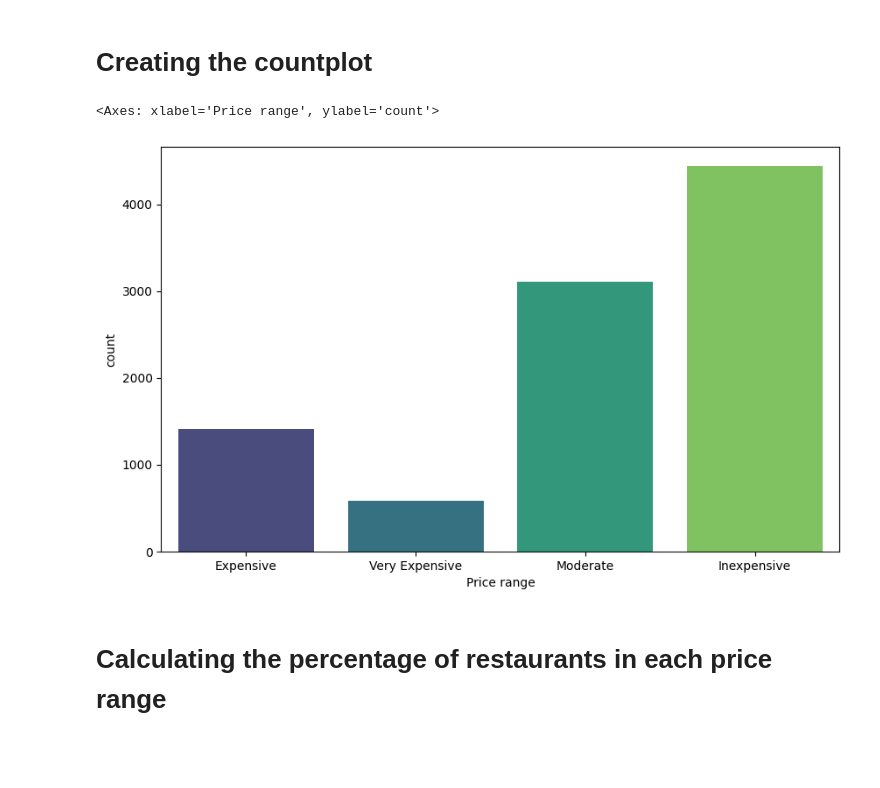
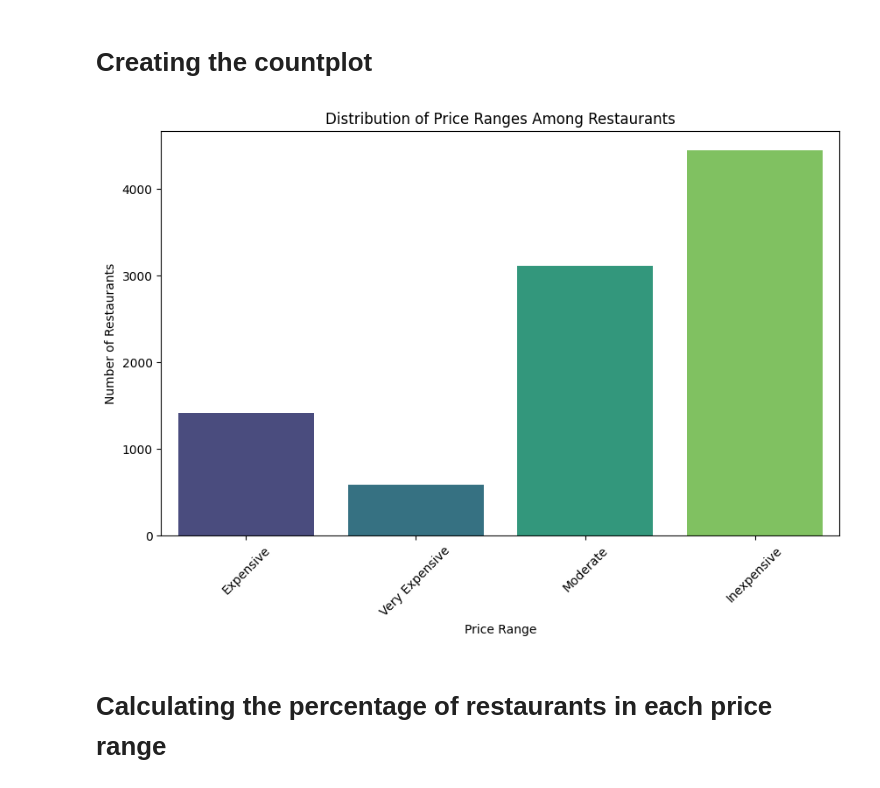
Before and after one commit to KaifArman/data-project, a Jupyter notebook: Data_Analysis_Internship_Project.ipynb, the cells around one changed output. Saved outputs shown, nothing was run; the diff lists cells and outputs as text; code cells hidden in the pictures; blank space fills up the shorter version.

```diff
--- a/Data_Analysis_Internship_Project.ipynb
+++ b/Data_Analysis_Internship_Project.ipynb
@@ -154,10 +169,16 @@ df['Price range'] = df['Price range'].map(price_labels)
 # Creating the countplot
 # %%
 plt.figure(figsize=(10, 6))
+
 sns.countplot(data=df, x='Price range', hue='Price range', palette='viridis', dodge=False, legend=False)
+
+plt.title('Distribution of Price Ranges Among Restaurants')
+plt.xlabel('Price Range')
+plt.ylabel('Number of Restaurants')
+plt.xticks(rotation=45)
+plt.show()
 # %% [output]
-<Axes: xlabel='Price range', ylabel='count'>
-[figure, old version]
+[figure, new version]
 # %% [markdown]
 # Calculating the percentage of restaurants in each price range
 # %%
```
Also changed, not shown: parts of 5 cells of this notebook.
